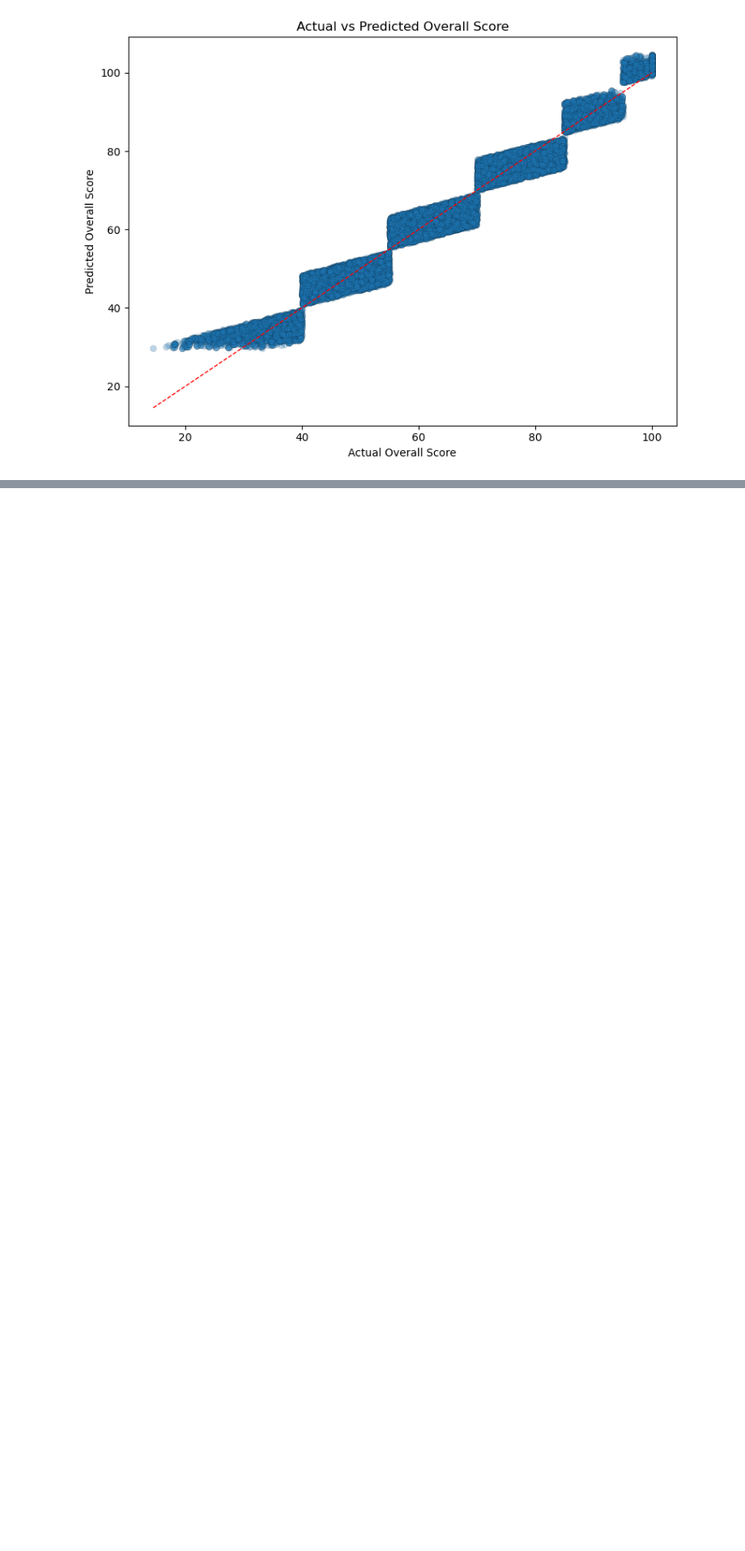
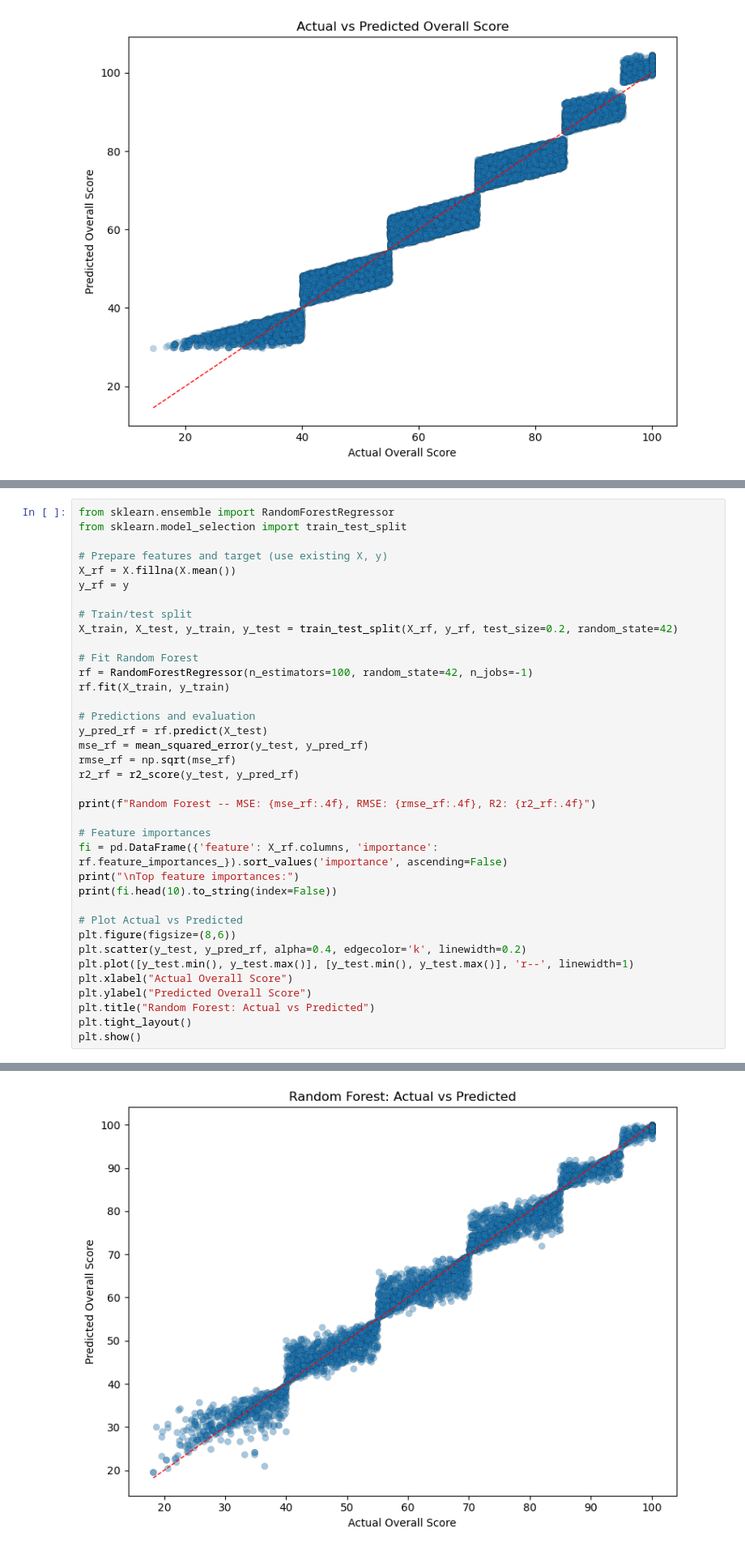
Before and after one commit to bapaidas2002/Projects, a Jupyter notebook: SKE309_Project/main.ipynb, the cells around one changed output, grey strips where cells are left out. Shown at 81% size. Drawn from its saved outputs; the diff is of its cells as text; blank space fills up the shorter version.

```diff
--- a/SKE309_Project/main.ipynb
+++ b/SKE309_Project/main.ipynb
@@ -270,0 +347,38 @@ R2 score: 0.9651
+# %%
+from sklearn.ensemble import RandomForestRegressor
+from sklearn.model_selection import train_test_split
+
+# Prepare features and target (use existing X, y)
+X_rf = X.fillna(X.mean())
+y_rf = y
+
+# Train/test split
+X_train, X_test, y_train, y_test = train_test_split(X_rf, y_rf, test_size=0.2, random_state=42)
+
+# Fit Random Forest
+rf = RandomForestRegressor(n_estimators=100, random_state=42, n_jobs=-1)
+rf.fit(X_train, y_train)
+
+# Predictions and evaluation
+y_pred_rf = rf.predict(X_test)
+mse_rf = mean_squared_error(y_test, y_pred_rf)
+rmse_rf = np.sqrt(mse_rf)
+r2_rf = r2_score(y_test, y_pred_rf)
+
+print(f"Random Forest -- MSE: {mse_rf:.4f}, RMSE: {rmse_rf:.4f}, R2: {r2_rf:.4f}")
+
+# Feature importances
+fi = pd.DataFrame({'feature': X_rf.columns, 'importance': rf.feature_importances_}).sort_values('importance', ascending=False)
+print("\nTop feature importances:")
+print(fi.head(10).to_string(index=False))
+
+# Plot Actual vs Predicted
+plt.figure(figsize=(8,6))
+plt.scatter(y_test, y_pred_rf, alpha=0.4, edgecolor='k', linewidth=0.2)
+plt.plot([y_test.min(), y_test.max()], [y_test.min(), y_test.max()], 'r--', linewidth=1)
+plt.xlabel("Actual Overall Score")
+plt.ylabel("Predicted Overall Score")
+plt.title("Random Forest: Actual vs Predicted")
+plt.tight_layout()
+plt.show()
+# %% [output]
@@ -270,0 +399 @@ R2 score: 0.9651
+[figure, added]
```
Also changed, not shown: parts of 6 cells of this notebook, 1 other file.
